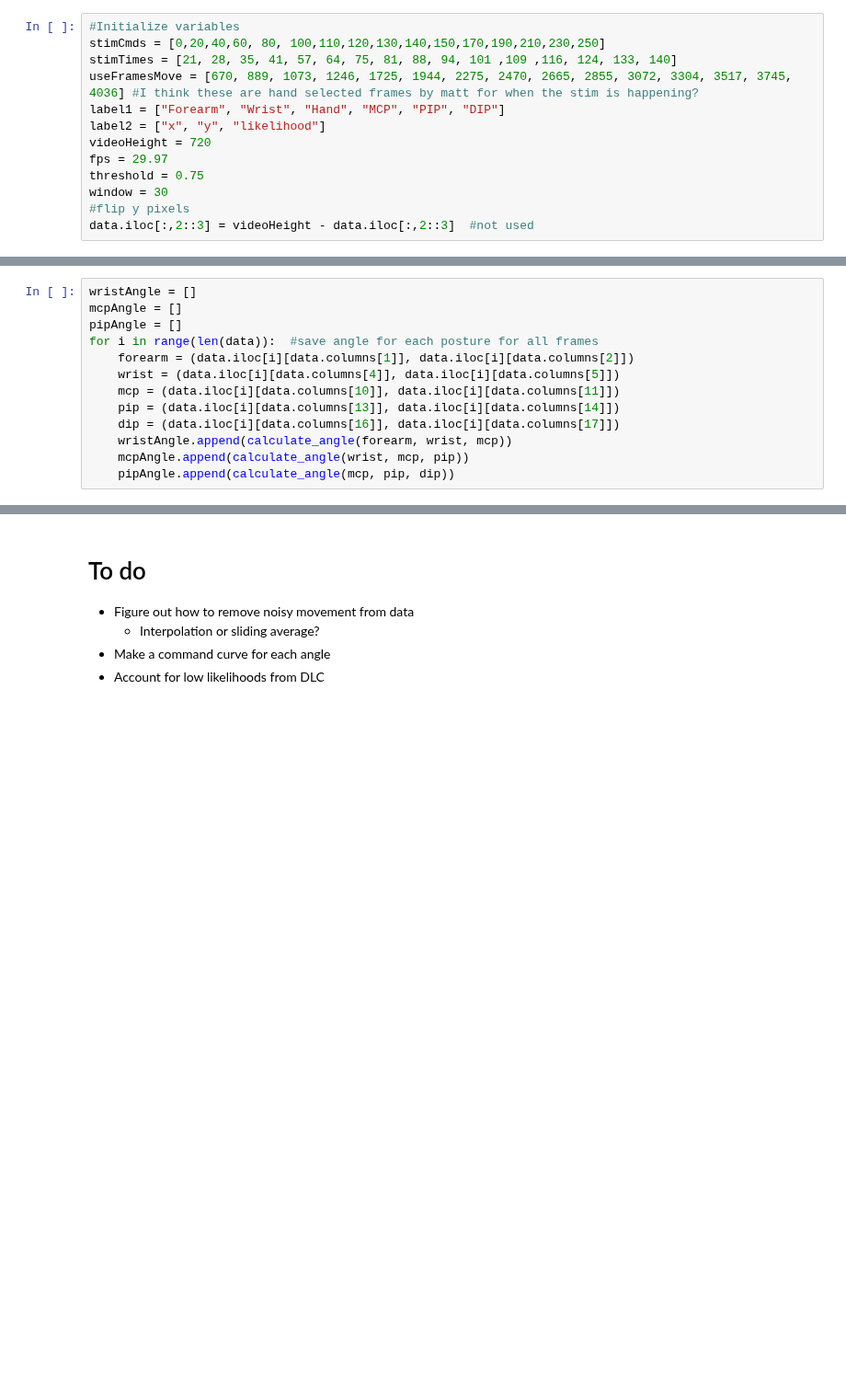
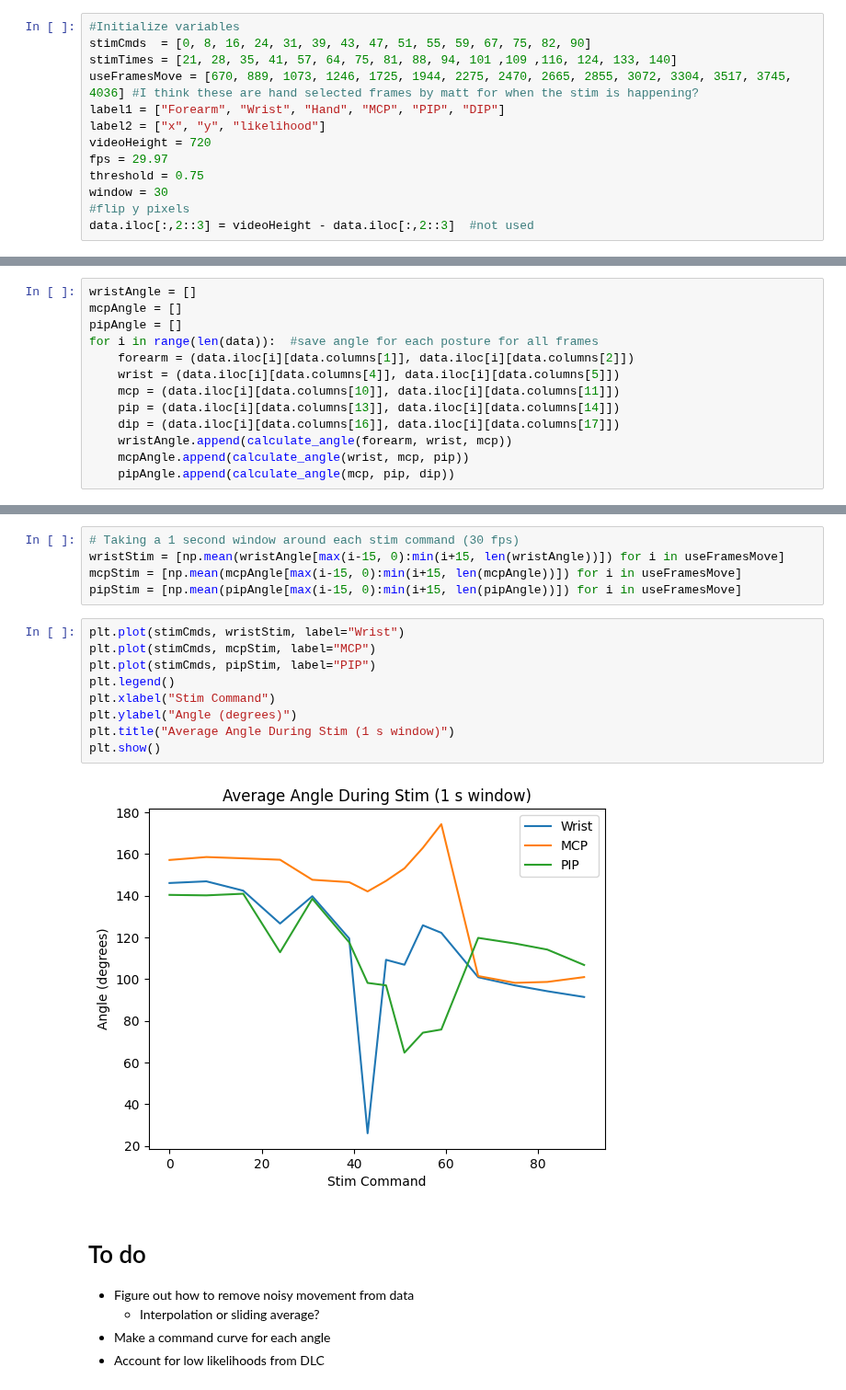
Before and after one commit to draeloslab/stim_behavior, a Jupyter notebook: notebooks/dlc_angles.ipynb, the cells around one changed output, grey strips where cells are left out. Shown at 92% size. Saved outputs shown, nothing was run; the diff lists cells and outputs as text; blank space fills up the shorter version.

```diff
--- a/notebooks/dlc_angles.ipynb
+++ b/notebooks/dlc_angles.ipynb
@@ -6,7 +6,7 @@ import matplotlib.pyplot as plt
 data = pd.read_csv("Z:/Data/Monkeys/War Machine/2023-08-17/Videos/Deeplabcut/MVI_0288DLC_resnet50_RhodesInRigWithMarksAug18shuffle1_300000.csv", skiprows=3, header=None)
 # %%
 #Initialize variables
-stimCmds = [0,20,40,60,	80,	100,110,120,130,140,150,170,190,210,230,250]
+stimCmds  = [0, 8, 16, 24, 31, 39, 43, 47, 51, 55, 59, 67, 75, 82, 90]
 stimTimes = [21, 28, 35, 41, 57, 64, 75, 81, 88, 94, 101 ,109 ,116, 124, 133, 140]
 useFramesMove = [670, 889, 1073, 1246, 1725, 1944, 2275, 2470, 2665, 2855, 3072, 3304, 3517, 3745, 4036] #I think these are hand selected frames by matt for when the stim is happening?
 label1 = ["Forearm", "Wrist", "Hand", "MCP", "PIP", "DIP"]
@@ -53,3 +71,19 @@ plt.plot(wristAngle)
+# %%
+# Taking a 1 second window around each stim command (30 fps)
+wristStim = [np.mean(wristAngle[max(i-15, 0):min(i+15, len(wristAngle))]) for i in useFramesMove]
+mcpStim = [np.mean(mcpAngle[max(i-15, 0):min(i+15, len(mcpAngle))]) for i in useFramesMove]
+pipStim = [np.mean(pipAngle[max(i-15, 0):min(i+15, len(pipAngle))]) for i in useFramesMove]
+# %%
+plt.plot(stimCmds, wristStim, label="Wrist")
+plt.plot(stimCmds, mcpStim, label="MCP")
+plt.plot(stimCmds, pipStim, label="PIP")
+plt.legend()
+plt.xlabel("Stim Command")
+plt.ylabel("Angle (degrees)")
+plt.title("Average Angle During Stim (1 s window)")
+plt.show()
+# %% [output]
+[figure, added]
 # %% [markdown]
 # To do
 - Figure out how to remove noisy movement from data
```
Also changed, not shown: parts of 2 cells of this notebook.
